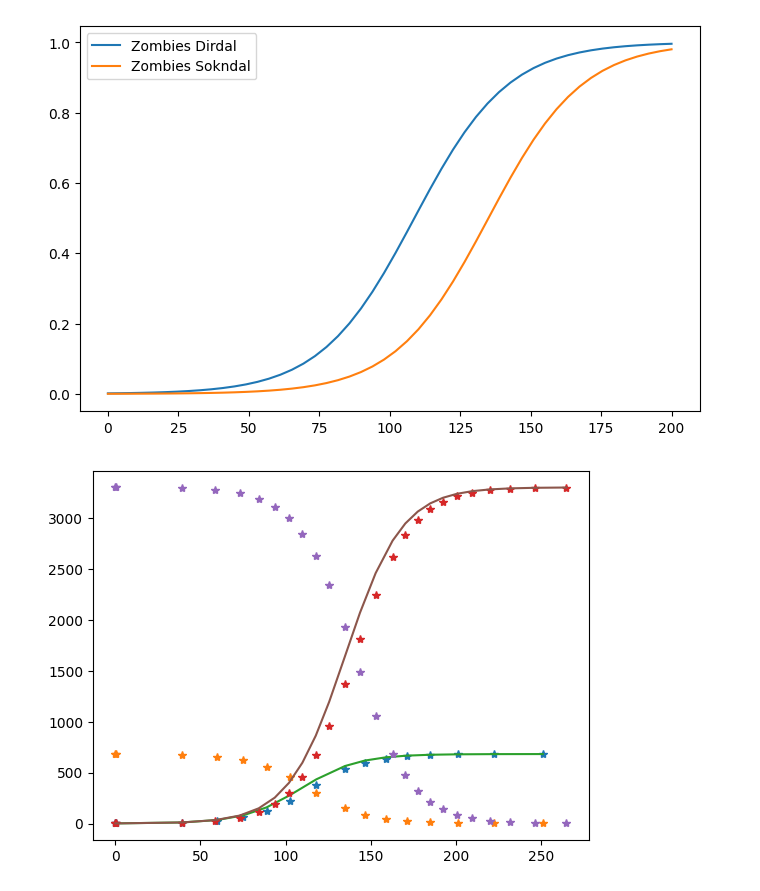
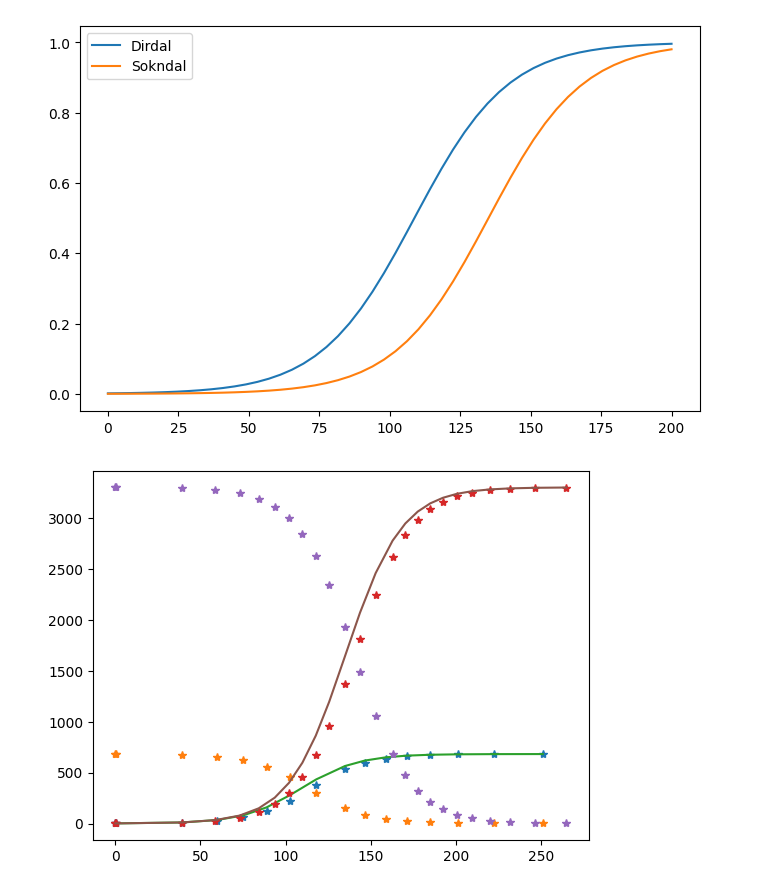
Before and after one commit to Mancorl/Mod300, a Jupyter notebook: Prosjekt2.ipynb, the cells around one changed output. Saved outputs shown, nothing was run; the diff lists cells and outputs as text; code cells hidden in the pictures.

```diff
--- a/Prosjekt2.ipynb
+++ b/Prosjekt2.ipynb
@@ -1,39 +1,66 @@
 # %%
 import numpy as np
 import matplotlib.pyplot as plt
 
-beta = 0.06
-N_dirdal = 683
-N_sokndal = 3305
-Z0 = 1
+Beta = 0.06
+Population_in_Dirdal = 683
+Population_in_Sokndal = 3305
+Starting_Zombies = 1
+Timesteps = np.linspace(0, 200)
+
+class Zombie_outbreak_task_1:
+    def __init__(self, location, population,beta, Timesteps, Starting_Zombies):
+        self.Location = location
+        self.Population = population
+        self.Initial_Zombie_Population = Starting_Zombies
+        self.beta = beta
+        self.Timesteps = Timesteps
+        self.Healthy_Population, self.Population_Of_Zombies = self.SZ_solution()
+        self.Fraction_turned_zombie = self.Fraction_is_zombie()
+        self.plot()
 
 
-def SZ_solution(t, N, Z0=1):
-    S0 = N - Z0
-    S = (S0 * (S0/Z0) * np.exp(-beta*t)) / (1 + (S0/Z0) * np.exp(-beta*t))
-    Z = (S0 + Z0) / (1 + (S0/Z0) * np.exp(-beta*t))
-    return S, Z
 
-t = np.linspace(0, 200)
+    def SZ_solution(self):
+        initial_healthy_population = self.Population - self.Initial_Zombie_Population
 
-S_d, Z_d = SZ_solution(t, N_dirdal)
-S_s, Z_s = SZ_solution(t, N_sokndal)
+
+        Current_Healthy_Population = (initial_healthy_population * (initial_healthy_population/self.Initial_Zombie_Population) * np.exp(-self.beta*self.Timesteps)) / (1 + (initial_healthy_population/self.Initial_Zombie_Population) * np.exp(-self.beta*self.Timesteps))
+
+
+        Current_Zombie_Population = (initial_healthy_population+ self.Initial_Zombie_Population) / (1 + (initial_healthy_population/self.Initial_Zombie_Population) * np.exp(-self.beta*self.Timesteps))
+        return Current_Healthy_Population, Current_Zombie_Population
+
+    def Fraction_is_zombie(self):
+        fraction_of_population_turned_zombie = self.Population_Of_Zombies / self.Population
+        return fraction_of_population_turned_zombie
+
+    def plot(self):
+        plt.plot(self.Timesteps, self.Fraction_turned_zombie,label=self.Location)
+plt.figure(figsize=(8,5))
+
+Dirdal = Zombie_outbreak_task_1("Dirdal", Population_in_Dirdal, Beta, Timesteps,Starting_Zombies)
+Sokndal = Zombie_outbreak_task_1("Sokndal", Population_in_Sokndal, Beta, Timesteps, Starting_Zombies)
+
+
+#S_d, Z_d = SZ_solution(t, N_dirdal)
+#S_s, Z_s = SZ_solution(t, N_sokndal)
 
 #må dele på befolkning for å få like reprensativt tall
-Z_d_frac = Z_d / N_dirdal
-Z_s_frac = Z_s / N_sokndal
+#Z_d_frac = Z_d / N_dirdal
+#Z_s_frac = Z_s / N_sokndal
 
 # plotting
-plt.figure(figsize=(8,5))
-plt.plot(t, Z_d_frac, label="Zombies Dirdal")
-plt.plot(t, Z_s_frac, label="Zombies Sokndal")
+#plt.figure(figsize=(8,5))
+#plt.plot(t, Z_d_frac, label="Zombies Dirdal")
+#plt.plot(t, Z_s_frac, label="Zombies Sokndal")
 
 
 plt.legend()
 
 plt.show()
 # %% [output]
-[figure, old version]
+[figure, new version]
 # %%
 import numpy as np
 import matplotlib.pyplot as plt
```
Also changed, not shown: parts of 1 cell of this notebook.
